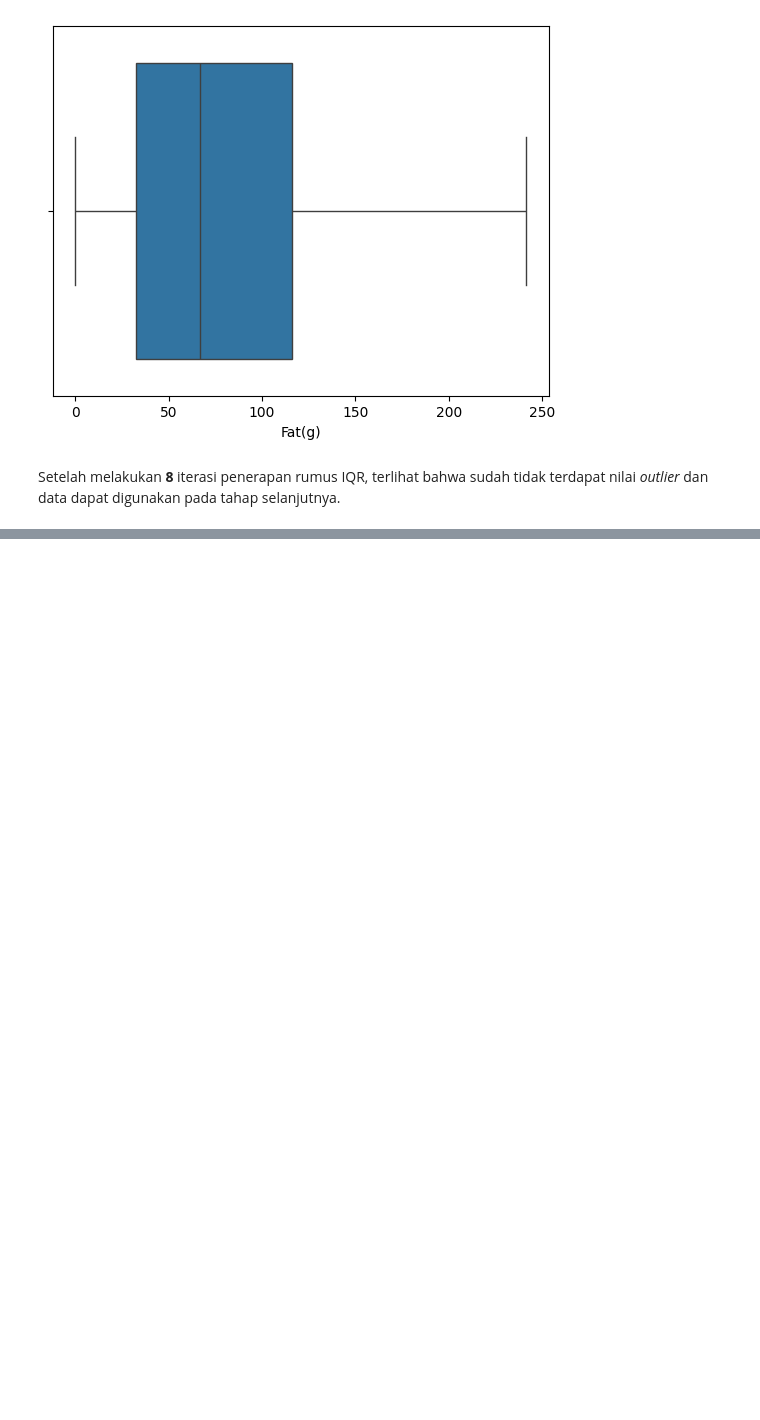
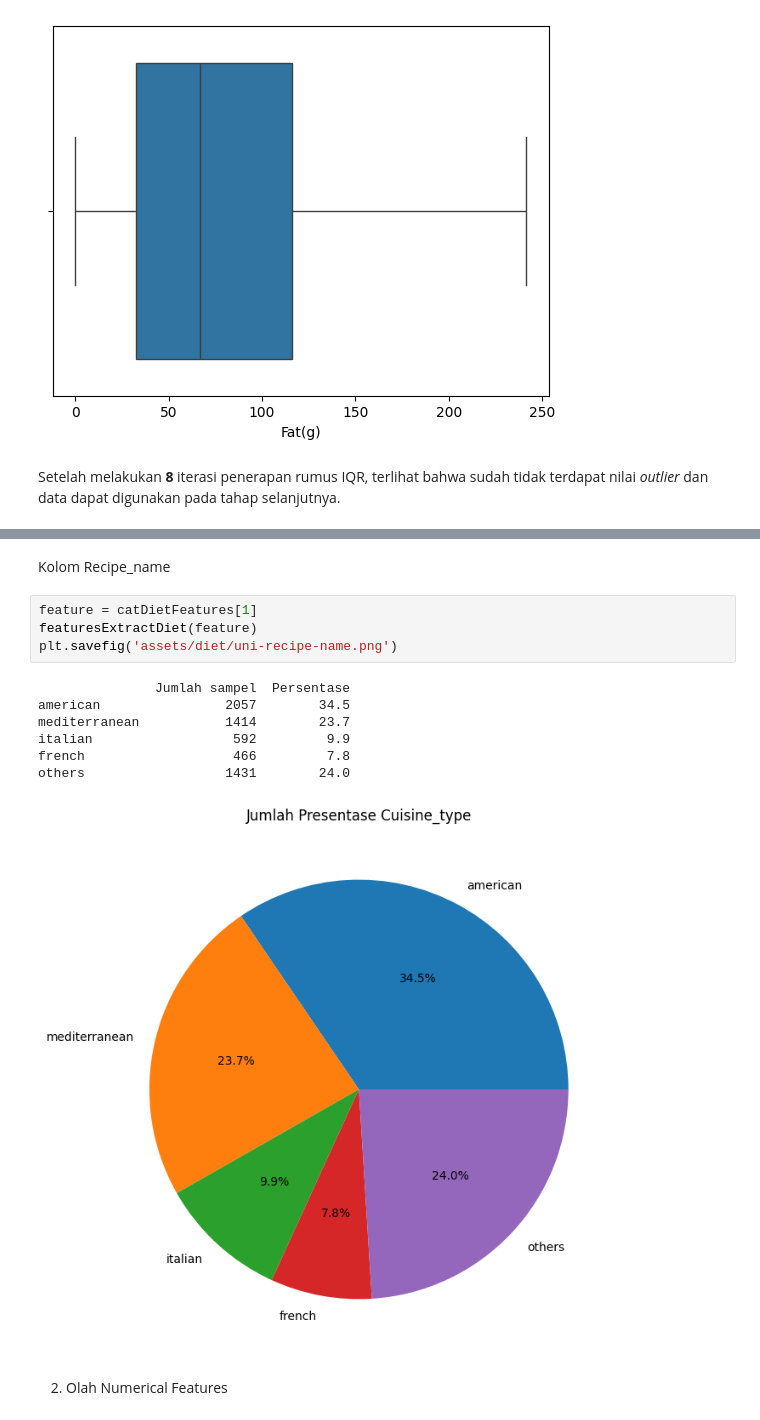
Before and after one commit to ishala/obesity-analysis-and-recommender-system, a Jupyter notebook: Submission 2/analisis.ipynb, the cells around one changed output, grey strips where cells are left out. Drawn from its saved outputs; the diff is of its cells as text; blank space fills up the shorter version.

```diff
--- a/Submission 2/analisis.ipynb
+++ b/Submission 2/analisis.ipynb
@@ -672,0 +759,16 @@ Setelah melakukan **8** iterasi penerapan rumus IQR, terlihat bahwa sudah tidak
+# %% [markdown]
+Kolom Recipe_name
+# %%
+feature = catDietFeatures[1]
+featuresExtractDiet(feature)
+plt.savefig('assets/diet/uni-recipe-name.png')
+# %% [output]
+               Jumlah sampel  Persentase
+american                2057        34.5
+mediterranean           1414        23.7
+italian                  592         9.9
+french                   466         7.8
+others                  1431        24.0
+[figure, added]
+# %% [markdown]
+2. Olah Numerical Features
```
Also changed, not shown: parts of 29 cells of this notebook.
